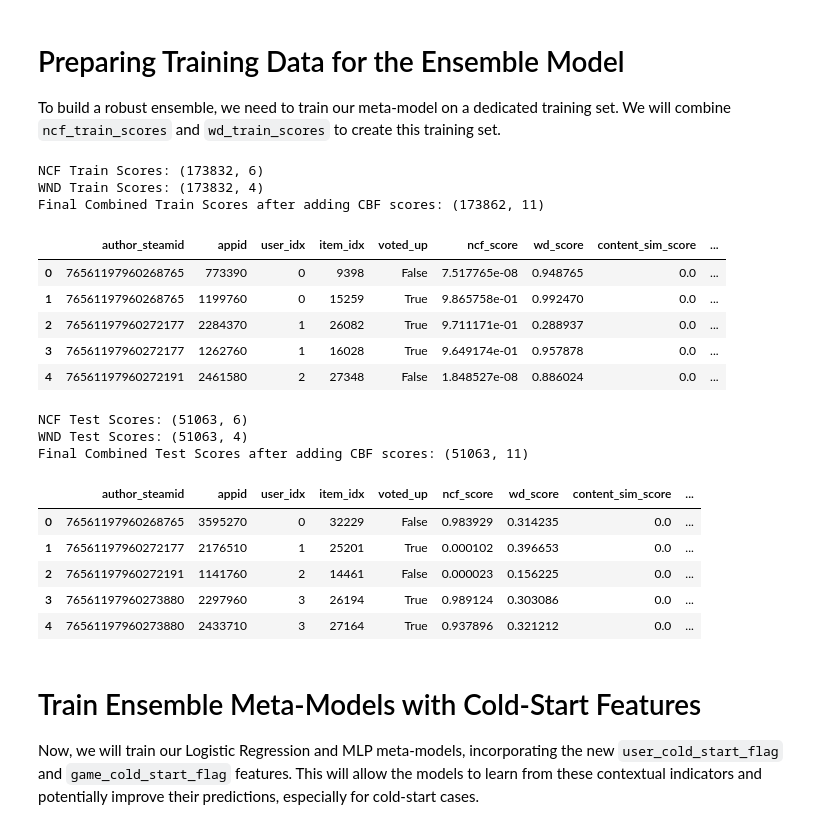
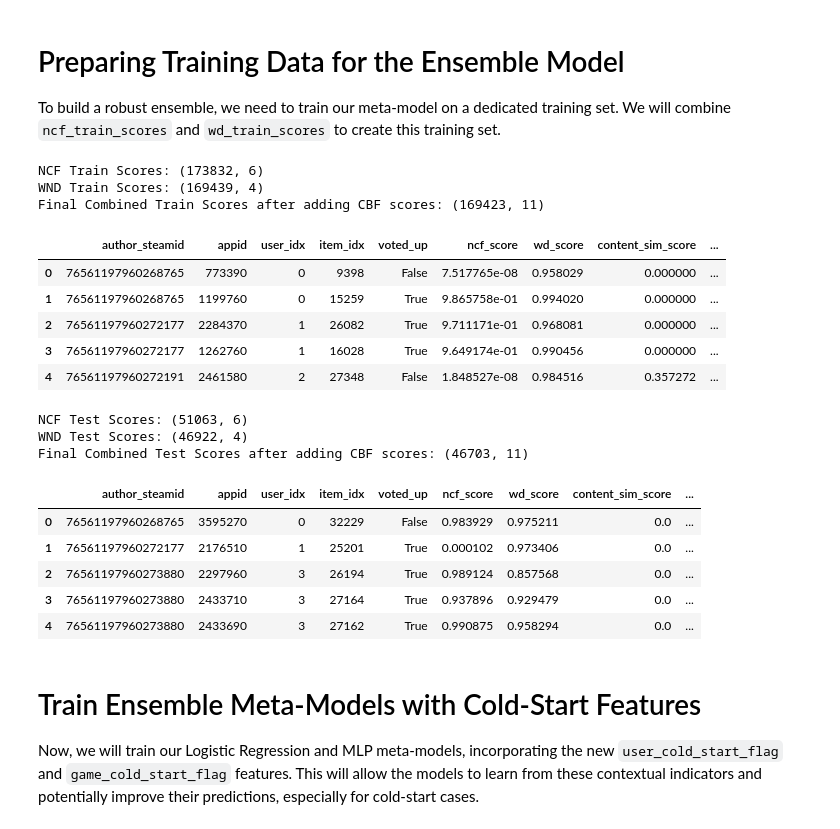
Before and after one commit to hamy-nguyen/BT4222_Group5_AY2526_S2, a Jupyter notebook: phase4_finalised/phase_4_logistic_regression.ipynb, the cells around one changed output. Saved outputs shown, nothing was run; the diff lists cells and outputs as text; code cells hidden in the pictures.

Commit message:
phase 4 using new inputs from phase 2 and 3

```diff
--- a/phase4_finalised/phase_4_logistic_regression.ipynb
+++ b/phase4_finalised/phase_4_logistic_regression.ipynb
@@ -16,8 +16,8 @@ _BASE = Path.cwd()  # Jupyter sets cwd to notebook directory
 
 FEAT_DIR   = str(_BASE.parent / "phase0_finalised" / "feature_engineered_data")
 NCF_DIR    = str(_BASE.parent / "phase1_finalised" / "phase1_outputs")
-CBF_DIR    = str(_BASE.parent / "phase2_finalised" / "phase2_2" / "phase2_2_outputs")
-WD_DIR     = str(_BASE.parent / "phase3_finalised" / "without_extra_filter" / "phase3_outputs")
+CBF_DIR    = str(_BASE.parent / "phase2_finalised" / "phase2_1" / "phase2_1_outputs")
+WD_DIR     = str(_BASE.parent / "phase3_finalised" / "with_extra_filter" / "phase3_outputs_extra_filter")
 OUTPUT_DIR = str(_BASE / "phase4_outputs")
 os.makedirs(OUTPUT_DIR, exist_ok=True)
 
@@ -104,7 +76,7 @@ NCF Neg:  (690537, 6)
 | 4 | 76561197960272191 | 2461580 | 2 | 27348 | False | 1.848527e-08 |
 # %%
 # Phase 2 outputs
-content_similarity_scores = pd.read_parquet(os.path.join(CBF_DIR, "content_similarity_scores.parquet"))
+content_similarity_scores = pd.read_parquet(os.path.join(CBF_DIR, "phase2_content_similarity_scores.parquet"))
 # %%
 print("CBF: ", content_similarity_scores.shape)
 
@@ -215,7 +187,7 @@ train_scores = pd.merge(
 
 train_scores = pd.merge(
     train_scores,
-    train_with_features[['recommendationid', 'appid', 'author_steamid', 'user_review_count_loo','game_review_count_loo']],
+    train_with_features[['recommendationid', 'appid', 'author_steamid', 'user_cold_start_flag','game_cold_start_flag']],
     on=['author_steamid', 'appid'], how='left'
 )
 
@@ -225,55 +197,55 @@ print("Final Combined Train Scores after adding CBF scores:", train_scores.shape
 display(train_scores.head())
 # %% [output]
 NCF Train Scores: (173832, 6)
-WND Train Scores: (173832, 4)
-Final Combined Train Scores after adding CBF scores: (173862, 11)
+WND Train Scores: (169439, 4)
+Final Combined Train Scores after adding CBF scores: (169423, 11)
 |  | author_steamid | appid | user_idx | item_idx | voted_up | ncf_score | wd_score | content_sim_score | ... |
-| 0 | 76561197960268765 | 773390 | 0 | 9398 | False | 7.517765e-08 | 0.948765 | 0.0 | ... |
-| 1 | 76561197960268765 | 1199760 | 0 | 15259 | True | 9.865758e-01 | 0.992470 | 0.0 | ... |
-| 2 | 76561197960272177 | 2284370 | 1 | 26082 | True | 9.711171e-01 | 0.288937 | 0.0 | ... |
-| 3 | 76561197960272177 | 1262760 | 1 | 16028 | True | 9.649174e-01 | 0.957878 | 0.0 | ... |
-| 4 | 76561197960272191 | 2461580 | 2 | 27348 | False | 1.848527e-08 | 0.886024 | 0.0 | ... |
+| 0 | 76561197960268765 | 773390 | 0 | 9398 | False | 7.517765e-08 | 0.958029 | 0.000000 | ... |
+| 1 | 76561197960268765 | 1199760 | 0 | 15259 | True | 9.865758e-01 | 0.994020 | 0.000000 | ... |
+| 2 | 76561197960272177 | 2284370 | 1 | 26082 | True | 9.711171e-01 | 0.968081 | 0.000000 | ... |
+| 3 | 76561197960272177 | 1262760 | 1 | 16028 | True | 9.649174e-01 | 0.990456 | 0.000000 | ... |
+| 4 | 76561197960272191 | 2461580 | 2 | 27348 | False | 1.848527e-08 | 0.984516 | 0.357272 | ... |
 # %%
 print("NCF Test Scores:", ncf_test_scores.shape)
 print("WND Test Scores:", wd_test_scores.shape)
 
 # Merge NCF and WND test scores
 test_scores = pd.merge(
     ncf_test_scores,
     wd_test_scores[['author_steamid', 'appid', 'voted_up', 'wd_score']],
     on=['author_steamid', 'appid', 'voted_up'],
     how='inner'
 )
 
 # For content_sim_score, since it's a general content similarity and not specific to train/test splits,
 # we can merge it into both train and test sets. Fill NaNs with 0.
 test_scores = pd.merge(
     test_scores,
     content_similarity_scores[['author_steamid', 'appid', 'content_sim_score']],
     on=['author_steamid', 'appid'],
     how='left'
 )
 
 test_scores = pd.merge(
     test_scores,
-    test_with_features[['recommendationid', 'appid', 'author_steamid', 'user_review_count_loo','game_review_count_loo']],
+    test_with_features[['recommendationid', 'appid', 'author_steamid', 'user_cold_start_flag','game_cold_start_flag']],
     on=['author_steamid', 'appid'], how='left'
 )
 
 test_scores['content_sim_score'] = test_scores['content_sim_score'].fillna(0)
 
 print("Final Combined Test Scores after adding CBF scores:", test_scores.shape)
 display(test_scores.head())
 # %% [output]
 NCF Test Scores: (51063, 6)
-WND Test Scores: (51063, 4)
-Final Combined Test Scores after adding CBF scores: (51063, 11)
+WND Test Scores: (46922, 4)
+Final Combined Test Scores after adding CBF scores: (46703, 11)
 |  | author_steamid | appid | user_idx | item_idx | voted_up | ncf_score | wd_score | content_sim_score | ... |
-| 0 | 76561197960268765 | 3595270 | 0 | 32229 | False | 0.983929 | 0.314235 | 0.0 | ... |
-| 1 | 76561197960272177 | 2176510 | 1 | 25201 | True | 0.000102 | 0.396653 | 0.0 | ... |
-| 2 | 76561197960272191 | 1141760 | 2 | 14461 | False | 0.000023 | 0.156225 | 0.0 | ... |
-| 3 | 76561197960273880 | 2297960 | 3 | 26194 | True | 0.989124 | 0.303086 | 0.0 | ... |
-| 4 | 76561197960273880 | 2433710 | 3 | 27164 | True | 0.937896 | 0.321212 | 0.0 | ... |
+| 0 | 76561197960268765 | 3595270 | 0 | 32229 | False | 0.983929 | 0.975211 | 0.0 | ... |
+| 1 | 76561197960272177 | 2176510 | 1 | 25201 | True | 0.000102 | 0.973406 | 0.0 | ... |
+| 2 | 76561197960273880 | 2297960 | 3 | 26194 | True | 0.989124 | 0.857568 | 0.0 | ... |
+| 3 | 76561197960273880 | 2433710 | 3 | 27164 | True | 0.937896 | 0.929479 | 0.0 | ... |
+| 4 | 76561197960273880 | 2433690 | 3 | 27162 | True | 0.990875 | 0.958294 | 0.0 | ... |
 # %% [markdown]
 # Train Ensemble Meta-Models with Cold-Start Features
 
```
Also changed, not shown: parts of 12 cells of this notebook, 3 other files.
